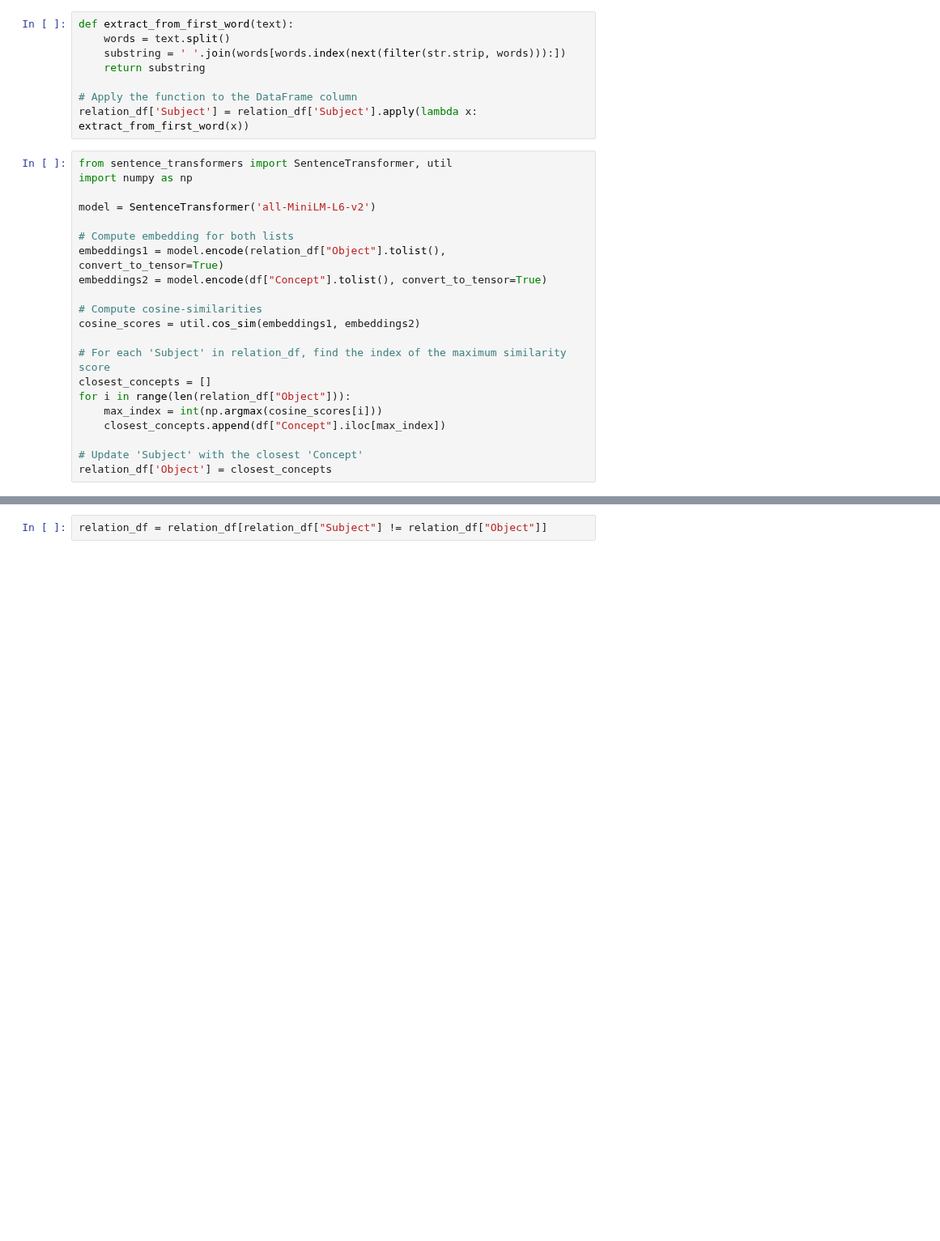
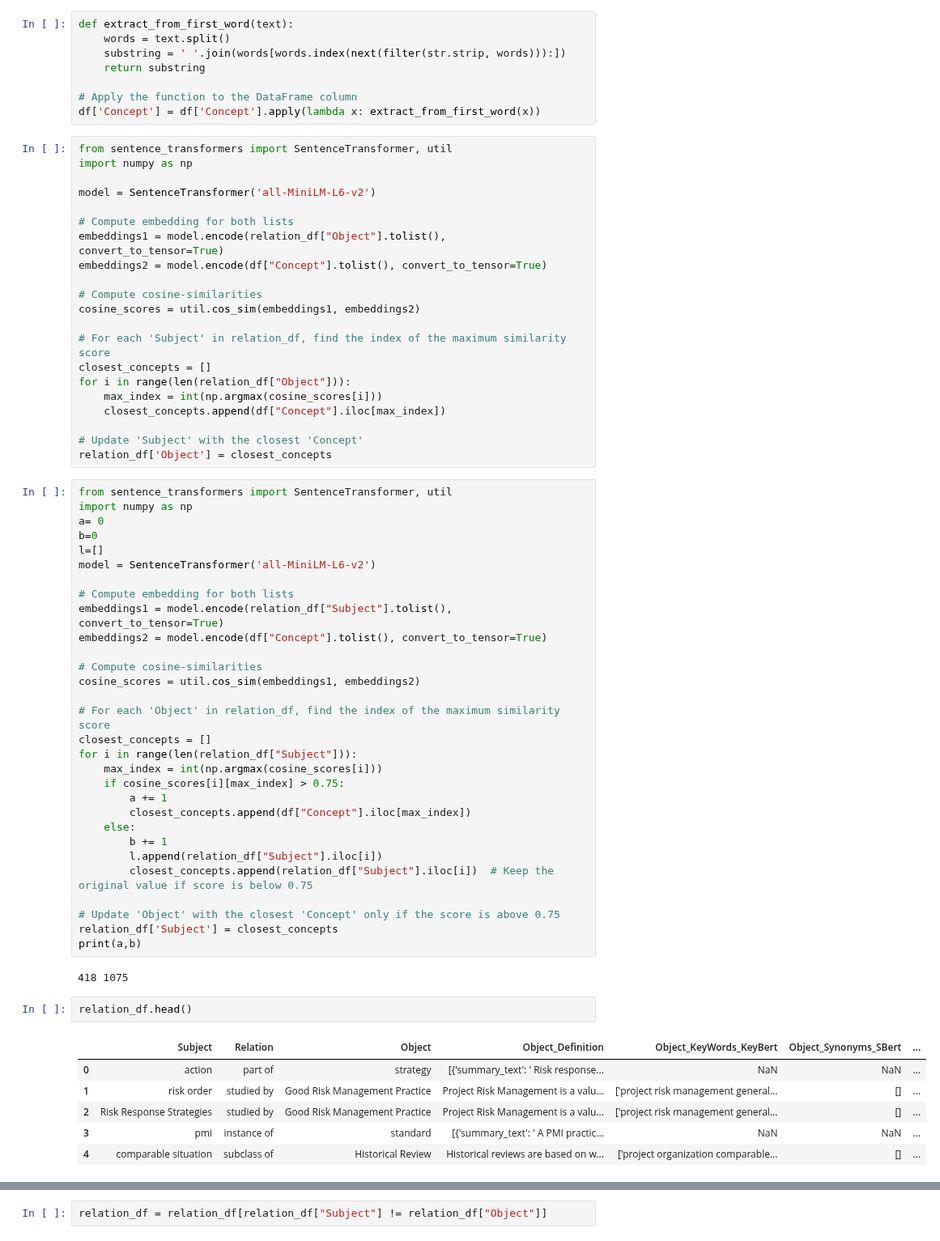
Before and after one commit to oussamaJMAA/PRM-Conceptual-Graphs-Recommendations, a Jupyter notebook: src/Relation_to_PMI_PMBOK.ipynb, the cells around one changed output, grey strips where cells are left out. Shown at 81% size. Drawn from its saved outputs; the diff is of its cells as text; blank space fills up the shorter version.

```diff
--- a/src/Relation_to_PMI_PMBOK.ipynb
+++ b/src/Relation_to_PMI_PMBOK.ipynb
@@ -54,7 +54,7 @@ def extract_from_first_word(text):
     return substring
 
 # Apply the function to the DataFrame column
-relation_df['Subject'] = relation_df['Subject'].apply(lambda x: extract_from_first_word(x))
+df['Concept'] = df['Concept'].apply(lambda x: extract_from_first_word(x))
 # %%
 from sentence_transformers import SentenceTransformer, util
 import numpy as np
@@ -76,3 +76,44 @@ for i in range(len(relation_df["Object"])):
 
 # Update 'Subject' with the closest 'Concept'
 relation_df['Object'] = closest_concepts
+# %%
+from sentence_transformers import SentenceTransformer, util
+import numpy as np
+a= 0
+b=0
+l=[]
+model = SentenceTransformer('all-MiniLM-L6-v2')
+
+# Compute embedding for both lists
+embeddings1 = model.encode(relation_df["Subject"].tolist(), convert_to_tensor=True)
+embeddings2 = model.encode(df["Concept"].tolist(), convert_to_tensor=True)
+
+# Compute cosine-similarities
+cosine_scores = util.cos_sim(embeddings1, embeddings2)
+
+# For each 'Object' in relation_df, find the index of the maximum similarity score
+closest_concepts = []
+for i in range(len(relation_df["Subject"])):
+    max_index = int(np.argmax(cosine_scores[i]))
+    if cosine_scores[i][max_index] > 0.75:
+        a += 1
+        closest_concepts.append(df["Concept"].iloc[max_index])
+    else:
+        b += 1
+        l.append(relation_df["Subject"].iloc[i])
+        closest_concepts.append(relation_df["Subject"].iloc[i])  # Keep the original value if score is below 0.75
+
+# Update 'Object' with the closest 'Concept' only if the score is above 0.75
+relation_df['Subject'] = closest_concepts
+print(a,b)
+# %% [output]
+418 1075
+# %%
+relation_df.head()
+# %% [output]
+|  | Subject | Relation | Object | Object_Definition | Object_KeyWords_KeyBert | Object_Synonyms_SBert | ... |
+| 0 | action | part of | strategy | [{'summary_text': ' Risk response... | NaN | NaN | ... |
+| 1 | risk order | studied by | Good Risk Management Practice | Project Risk Management is a valu... | ['project risk management general... | [] | ... |
+| 2 | Risk Response Strategies | studied by | Good Risk Management Practice | Project Risk Management is a valu... | ['project risk management general... | [] | ... |
+| 3 | pmi | instance of | standard | [{'summary_text': ' A PMI practic... | NaN | NaN | ... |
+| 4 | comparable situation | subclass of | Historical Review | Historical reviews are based on w... | ['project organization comparable... | [] | ... |
```
Also changed, not shown: parts of 10 cells of this notebook, 1 other file.
